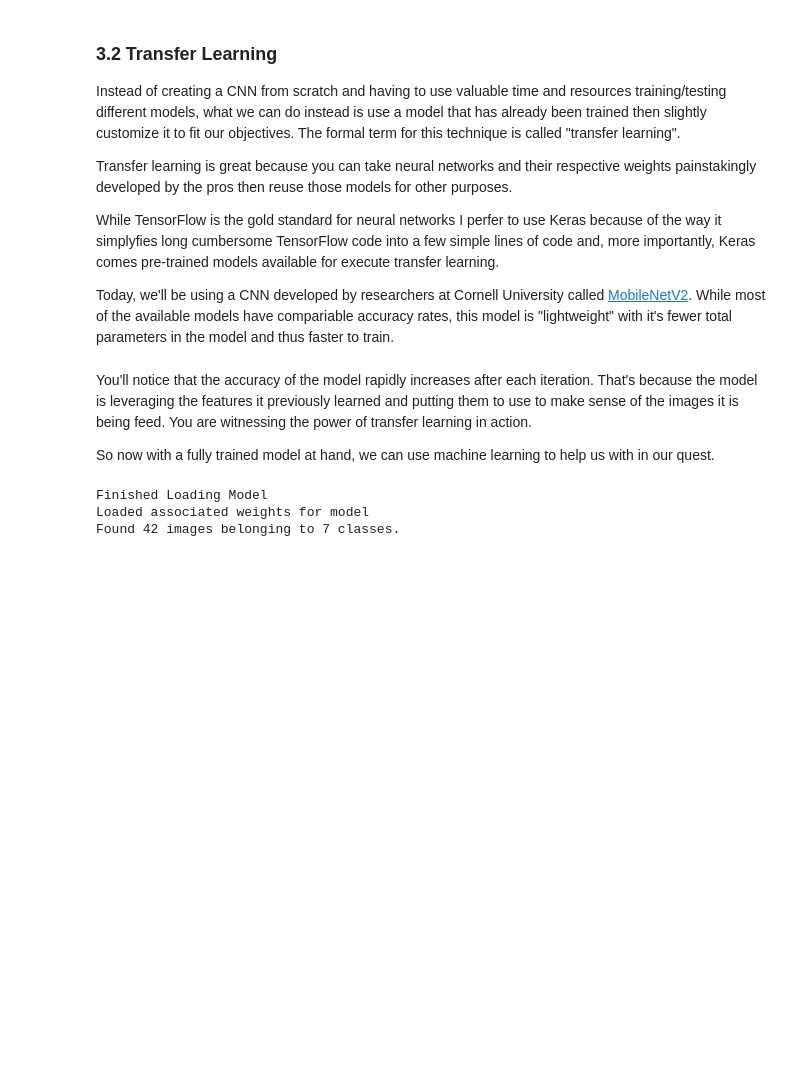
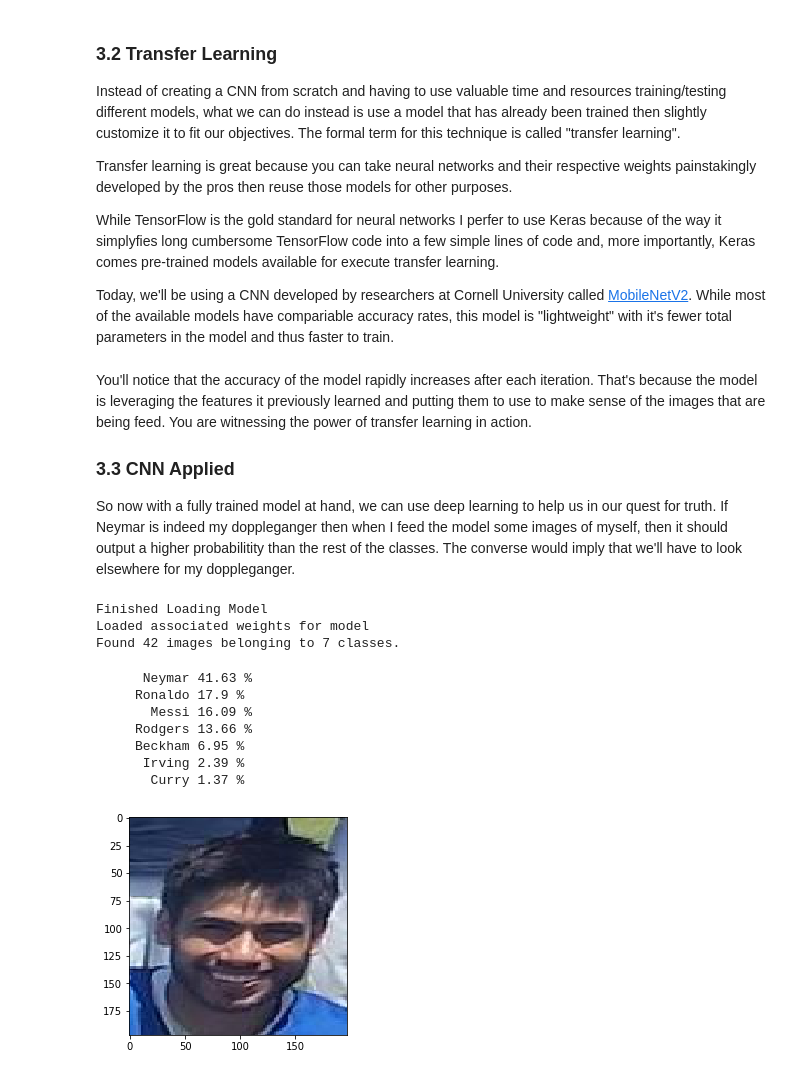
Before and after one commit to jcgonzalez14/ConvNet, a Jupyter notebook: Convolution Neural Network.ipynb, the cells around one changed output. Saved outputs shown, nothing was run; the diff lists cells and outputs as text; code cells hidden in the pictures; blank space fills up the shorter version.

```diff
--- a/Convolution Neural Network.ipynb
+++ b/Convolution Neural Network.ipynb
@@ -134,7 +134,13 @@ custom_model.save("/content/gdrive/My Drive/CNN/custom_model_weights.h5")
 with open('/content/gdrive/My Drive/CNN/custom_model_architecture.json', 'w') as f:
     f.write(custom_model.to_json())
 # %% [markdown]
-You'll notice that the accuracy of the model rapidly increases after each iteration. That's because the model is leveraging the features it previously learned and putting them to use to make sense of the images it is being feed. You are witnessing the power of transfer learning in action.
+You'll notice that the accuracy of the model rapidly increases after each iteration. That's because the model is leveraging the features it previously learned and putting them to use to make sense of the images that are being feed. You are witnessing the power of transfer learning in action.
 
-So now with a fully trained model at hand, we can use machine learning to help us with in our quest.
+
+
+### 3.3 CNN Applied
+
+
+
+So now with a fully trained model at hand, we can use deep learning to help us in our quest for truth. If Neymar is indeed my doppleganger then when I feed the model some images of myself, then it should output a higher probabilitity than the rest of the classes. The converse would imply that we'll have to look elsewhere for my doppleganger.
 # %%
@@ -176,22 +182,36 @@ Finished Loading Model
 Loaded associated weights for model
 Found 42 images belonging to 7 classes.
 # %%
+#To make the evaluation of the images simplier, a function was created to display the results
+from matplotlib.pyplot import imshow
+import matplotlib.pyplot as plt
+
+
 def model_output(prediction,label_map):
     results = {list(label_map.keys())[i]:prediction[0][i] for i in range(len(prediction[0]))}
     for key in sorted(results, key=lambda k: results[k],reverse=True):
         print('%12s'%key,round(results[key]*100,2),"%")
     print()
 
 def predict_image(image_path,model,label_map):
-    #img_path = 'data/julio.jpg'
     img = image.load_img(image_path, target_size=(197, 197))
+    imshow(img, interpolation='none')
     x = image.img_to_array(img)
     x = np.expand_dims(x, axis=0)
     x = x.reshape(1,197,197,3)
     x = preprocess_input(x)
     probabilities = model.predict(x)
+    Image(image_path)
     model_output(probabilities,label_map)
 
 
-predict_image("data/julio.jpg",custom_model,label_map)
 predict_image("data/julio1.jpg",custom_model,label_map)
+# %% [output]
+      Neymar 41.63 %
+     Ronaldo 17.9 %
+       Messi 16.09 %
+     Rodgers 13.66 %
+     Beckham 6.95 %
+      Irving 2.39 %
+       Curry 1.37 %
+[figure, added]
```
Also changed, not shown: parts of 5 cells of this notebook.
